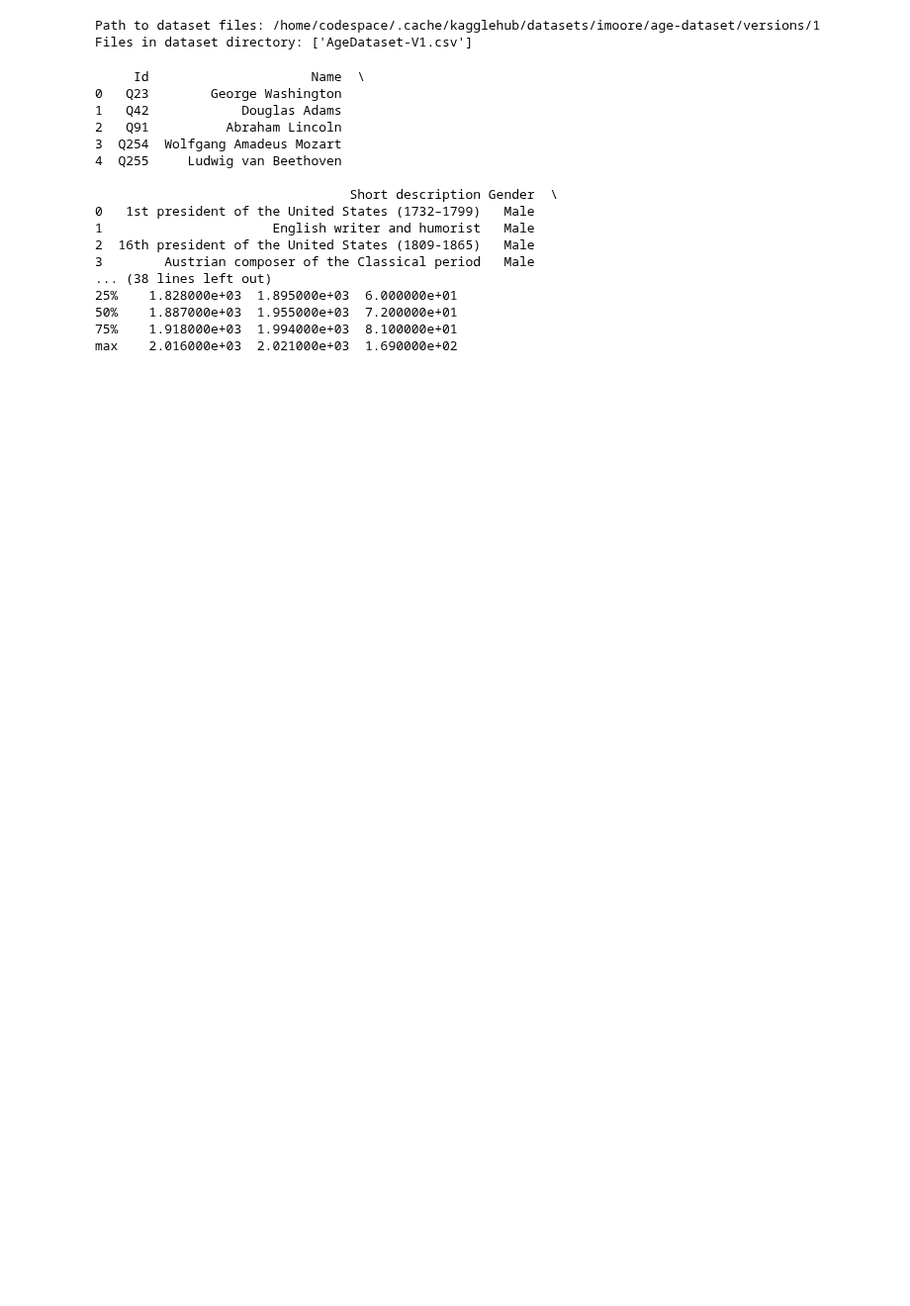
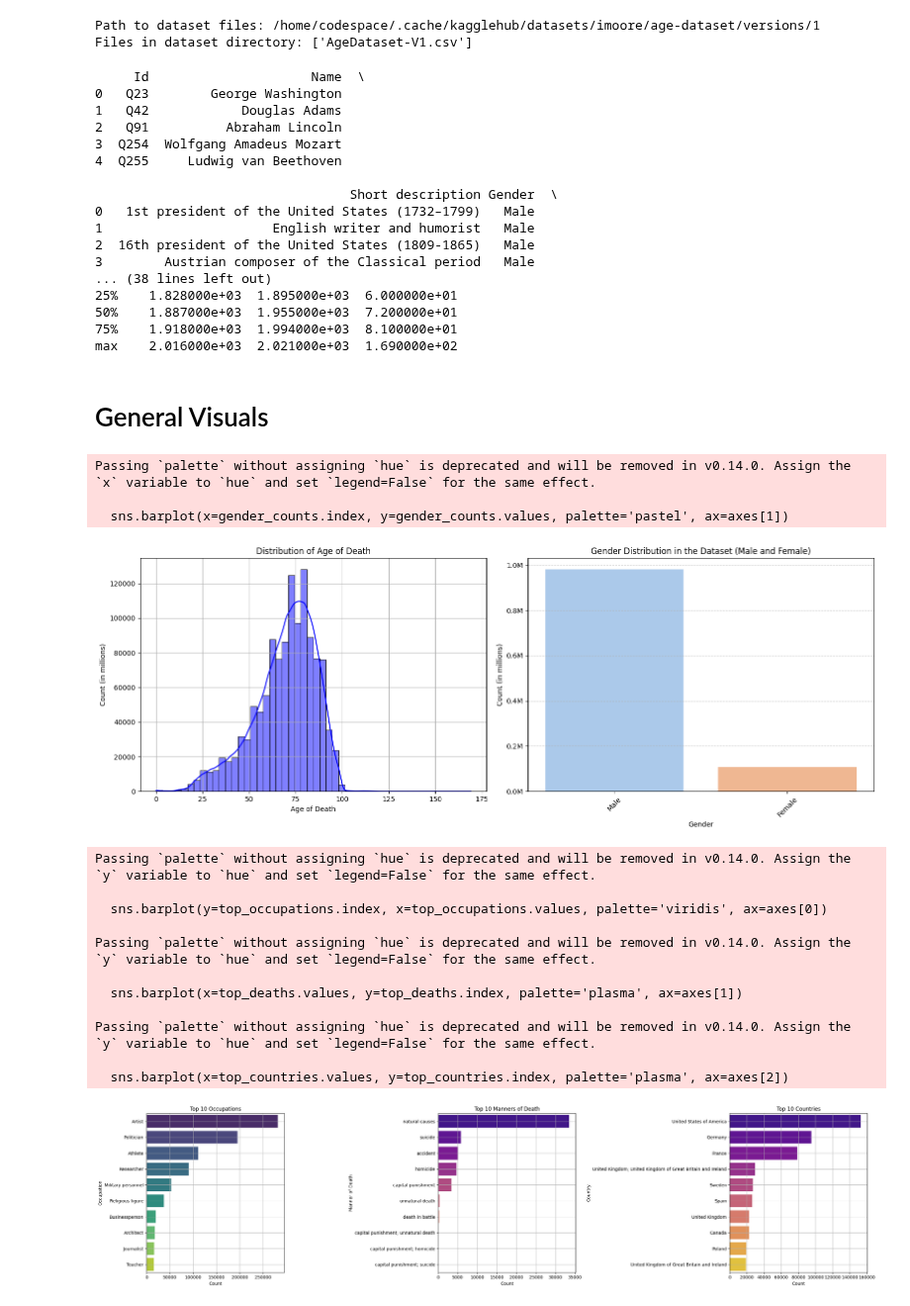
Before and after one commit to LionelCCC/Age-of-death-prediction, a Jupyter notebook: AgeDeath.ipynb, the cells around one changed output. Shown at 99% size. Saved outputs shown, nothing was run; the diff lists cells and outputs as text; code cells hidden in the pictures; blank space fills up the shorter version.

```diff
--- a/AgeDeath.ipynb
+++ b/AgeDeath.ipynb
@@ -128,3 +129,73 @@ print(df.describe())
 50%    1.887000e+03  1.955000e+03  7.200000e+01
 75%    1.918000e+03  1.994000e+03  8.100000e+01
 max    2.016000e+03  2.021000e+03  1.690000e+02
+# %% [markdown]
+# General Visuals
+# %%
+fig, axes = plt.subplots(1, 2, figsize=(16, 6))
+
+# General distribution of age
+sns.histplot(df['Age of death'], bins=50, kde=True, color='blue', ax=axes[0])
+axes[0].set_title('Distribution of Age of Death')
+axes[0].set_xlabel('Age of Death')
+axes[0].set_ylabel('Count (in millions)')
+axes[0].grid(True)
+
+# Distribution of Gender
+gender_counts = df['Gender'].value_counts().loc[['Male', 'Female']]  # Filter for Male and Female
+sns.barplot(x=gender_counts.index, y=gender_counts.values, palette='pastel', ax=axes[1])
+axes[1].set_title('Gender Distribution in the Dataset (Male and Female)')
+axes[1].set_xlabel('Gender')
+axes[1].set_ylabel('Count (in millions)')
+axes[1].set_xticklabels(axes[1].get_xticklabels(), rotation=45)
+axes[1].yaxis.set_major_formatter(plt.FuncFormatter(lambda x, _: f'{x / 1e6:.1f}M'))
+axes[1].grid(axis='y', linestyle='--', alpha=0.7)
+
+plt.tight_layout()
+plt.show()
+
+fig, axes = plt.subplots(1, 3, figsize=(25, 6))
+
+# Top 10 Occupations
+top_occupations = df['Occupation'].value_counts().head(10)
+sns.barplot(y=top_occupations.index, x=top_occupations.values, palette='viridis', ax=axes[0])
+axes[0].set_title('Top 10 Occupations')
+axes[0].set_xlabel('Count')
+axes[0].set_ylabel('Occupation')
+axes[0].grid(True)
+
+# Top 10 Manners of Death
+top_deaths = df['Manner of death'].value_counts().head(10)
+sns.barplot(x=top_deaths.values, y=top_deaths.index, palette='plasma', ax=axes[1])
+axes[1].set_title('Top 10 Manners of Death')
+axes[1].set_xlabel('Count')
+axes[1].set_ylabel('Manner of Death')
+axes[1].grid(True)
+
+# Top 10 Countries
+top_countries = df['Country'].value_counts().head(10)
+sns.barplot(x=top_countries.values, y=top_countries.index, palette='plasma', ax=axes[2])
+axes[2].set_title('Top 10 Countries')
+axes[2].set_xlabel('Count')
+axes[2].set_ylabel('Country')
+axes[2].grid(True)
+
+plt.tight_layout()
+plt.show()
+# %% [output]
+Passing `palette` without assigning `hue` is deprecated and will be removed in v0.14.0. Assign the `x` variable to `hue` and set `legend=False` for the same effect.
+
+  sns.barplot(x=gender_counts.index, y=gender_counts.values, palette='pastel', ax=axes[1])
+[figure, added]
+Passing `palette` without assigning `hue` is deprecated and will be removed in v0.14.0. Assign the `y` variable to `hue` and set `legend=False` for the same effect.
+
+  sns.barplot(y=top_occupations.index, x=top_occupations.values, palette='viridis', ax=axes[0])
+
+Passing `palette` without assigning `hue` is deprecated and will be removed in v0.14.0. Assign the `y` variable to `hue` and set `legend=False` for the same effect.
+
+  sns.barplot(x=top_deaths.values, y=top_deaths.index, palette='plasma', ax=axes[1])
+
+Passing `palette` without assigning `hue` is deprecated and will be removed in v0.14.0. Assign the `y` variable to `hue` and set `legend=False` for the same effect.
+
+  sns.barplot(x=top_countries.values, y=top_countries.index, palette='plasma', ax=axes[2])
+[figure, added]
```
Also changed, not shown: parts of 4 cells of this notebook.
